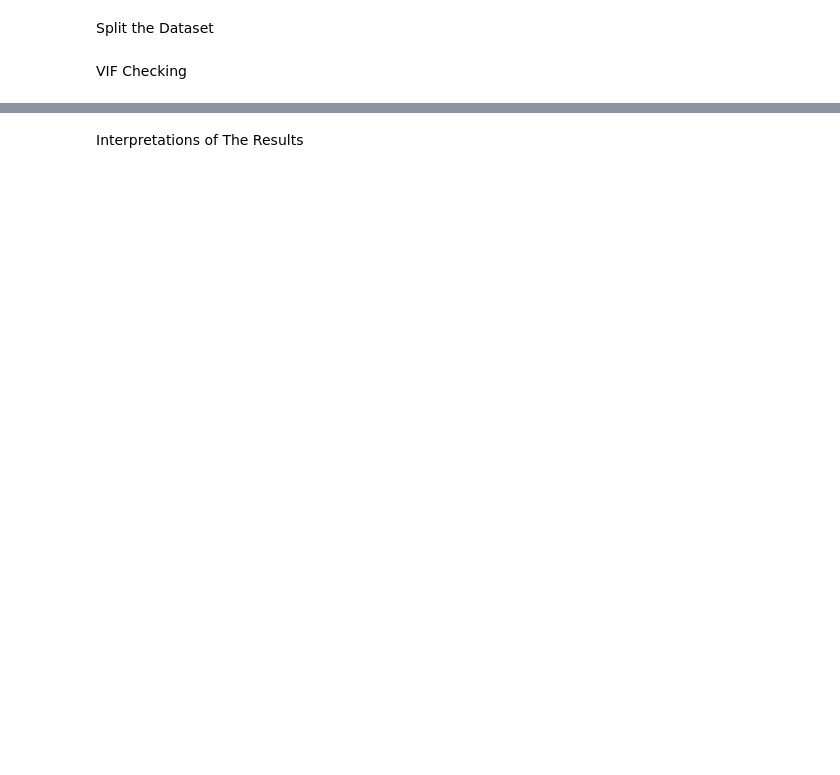
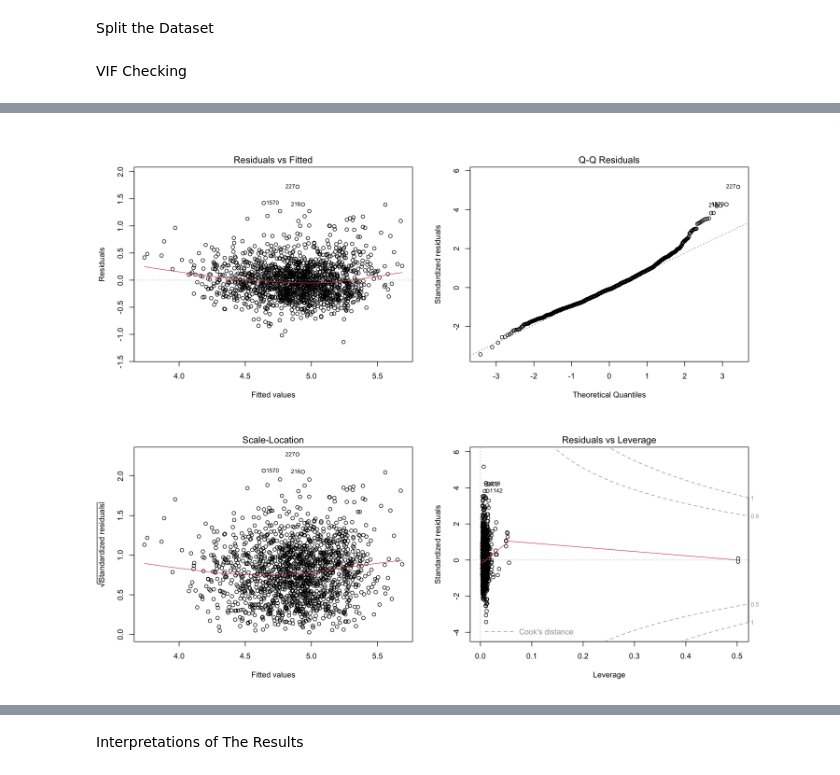
Before and after one commit to XH-DP3/STAT-301-Project-Final-Report---Group-33, a Jupyter notebook: Group 33 Final Report.ipynb, the cells around one changed output, grey strips where cells are left out. Drawn from its saved outputs; the diff is of its cells as text; code cells hidden in the pictures; blank space fills up the shorter version.

```diff
--- a/Group 33 Final Report.ipynb
+++ b/Group 33 Final Report.ipynb
@@ -373,0 +375,9 @@ A tibble: 6 × 7
+# %%
+# Apply log transformation to the response variable to address the above issues
+model_full_log <- lm(log(realSum)~ . - room_shared - room_private - attr_index - attr_index_norm - rest_index - rest_index_norm - guest_satisfaction_overall - lng - lat, data = athens_inference)
+
+# Diagnostic plots for the transformed full model
+par(mfrow = c(2, 2))
+plot(model_full_log)
+# %% [output]
+[figure, added]
```
Also changed, not shown: parts of 26 cells of this notebook.
